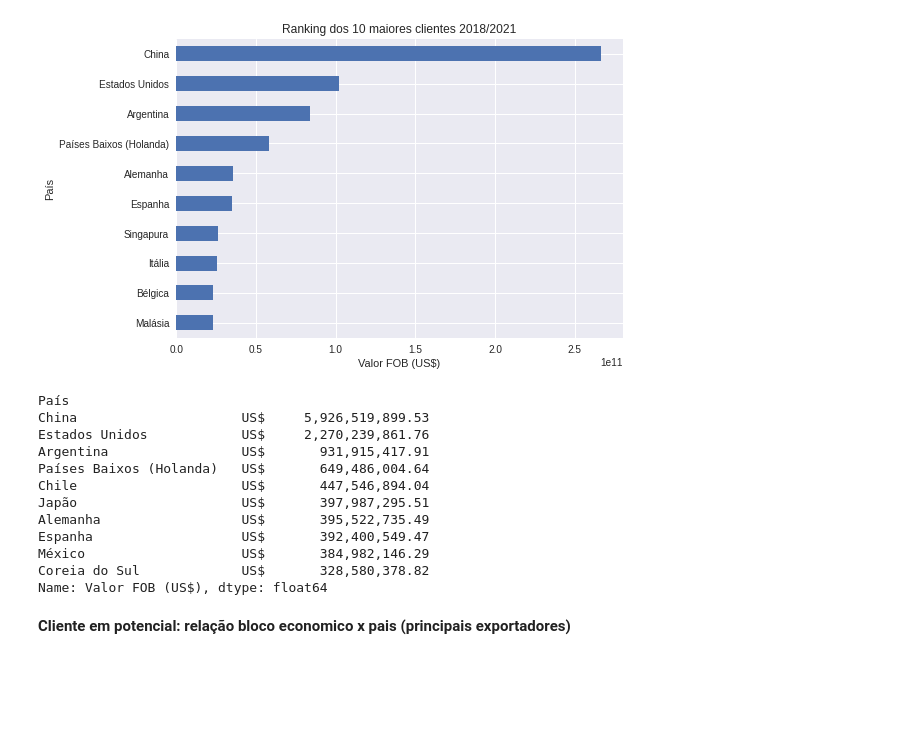
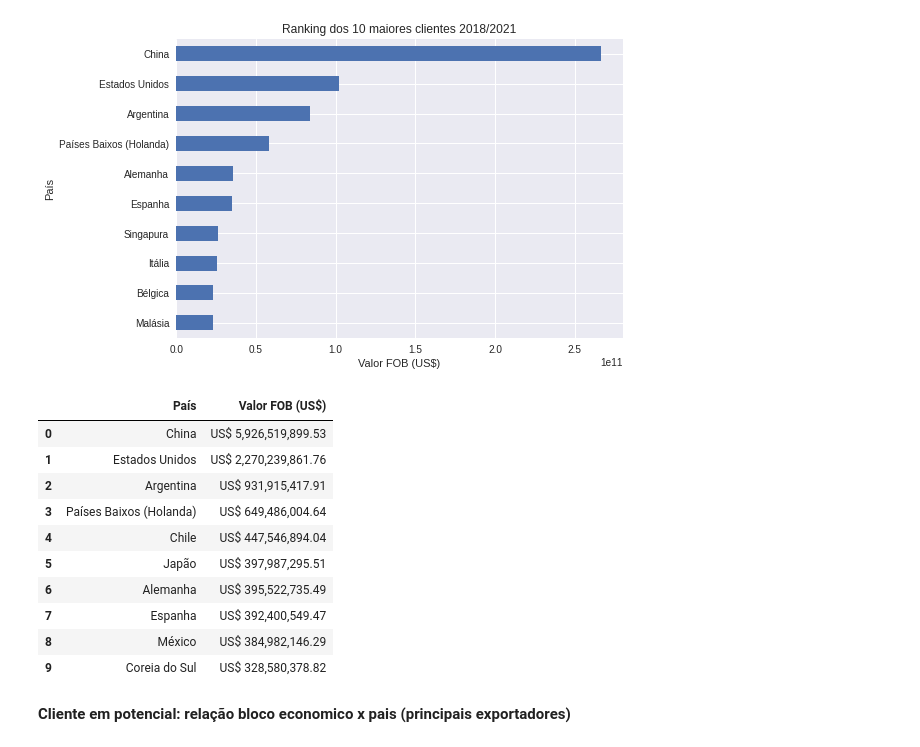
Before and after one commit to Willrodagu/Proj_analise_de-exporta-es_de_2018_a_2020, a Jupyter notebook: Analise_de_dados_de_exportações.ipynb, the cells around one changed output. Drawn from its saved outputs; the diff is of its cells as text; code cells hidden in the pictures; blank space fills up the shorter version.

Commit message:
Reset do index

```diff
--- a/Analise_de_dados_de_exportações.ipynb
+++ b/Analise_de_dados_de_exportações.ipynb
@@ -103,17 +104,18 @@ Text(0, 0.5, 'País')
 # %%
 #Qual é a média das exportações por país?
 mep = df.groupby("País")["Valor FOB (US$)"].mean().sort_values(ascending=False)
-mep.head(10)
+
+mep_graf = mep.reset_index()
+mep_graf.head(10)
 # %% [output]
-País
-China                     US$     5,926,519,899.53
-Estados Unidos            US$     2,270,239,861.76
-Argentina                 US$       931,915,417.91
-Países Baixos (Holanda)   US$       649,486,004.64
-Chile                     US$       447,546,894.04
-Japão                     US$       397,987,295.51
-Alemanha                  US$       395,522,735.49
-Espanha                   US$       392,400,549.47
-México                    US$       384,982,146.29
-Coreia do Sul             US$       328,580,378.82
-Name: Valor FOB (US$), dtype: float64
+|  | País | Valor FOB (US$) |
+| 0 | China | US$ 5,926,519,899.53 |
+| 1 | Estados Unidos | US$ 2,270,239,861.76 |
+| 2 | Argentina | US$ 931,915,417.91 |
+| 3 | Países Baixos (Holanda) | US$ 649,486,004.64 |
+| 4 | Chile | US$ 447,546,894.04 |
+| 5 | Japão | US$ 397,987,295.51 |
+| 6 | Alemanha | US$ 395,522,735.49 |
+| 7 | Espanha | US$ 392,400,549.47 |
+| 8 | México | US$ 384,982,146.29 |
+| 9 | Coreia do Sul | US$ 328,580,378.82 |
```
Also changed, not shown: parts of 2 cells of this notebook.
